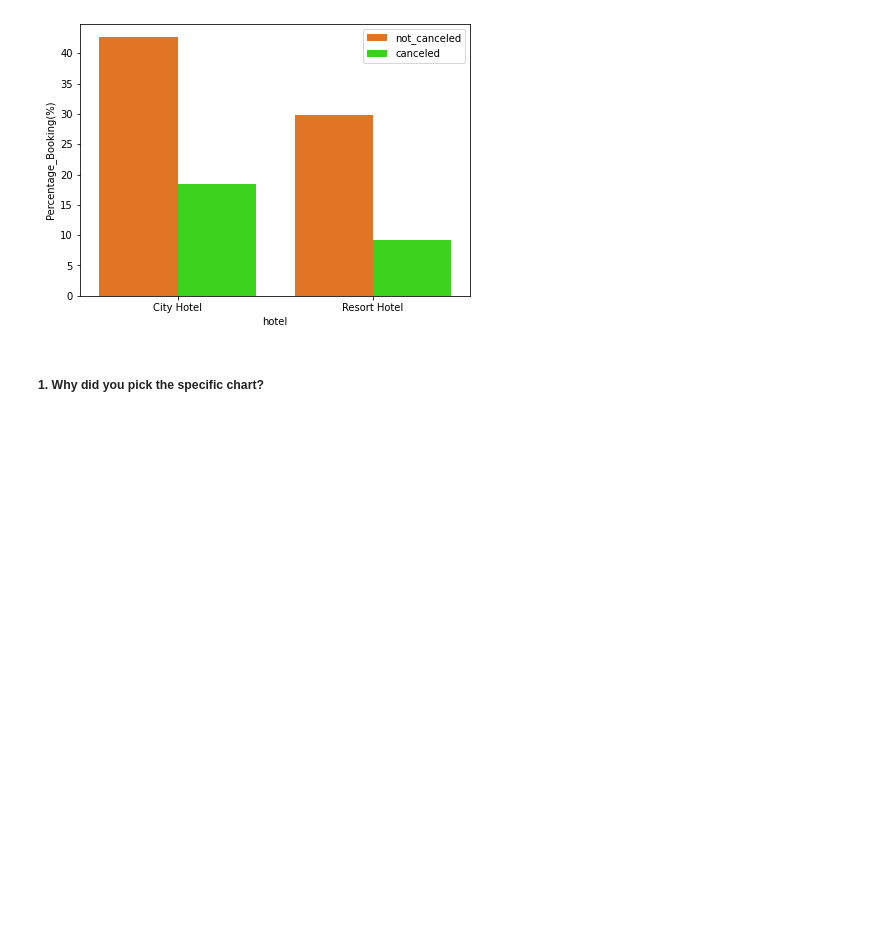
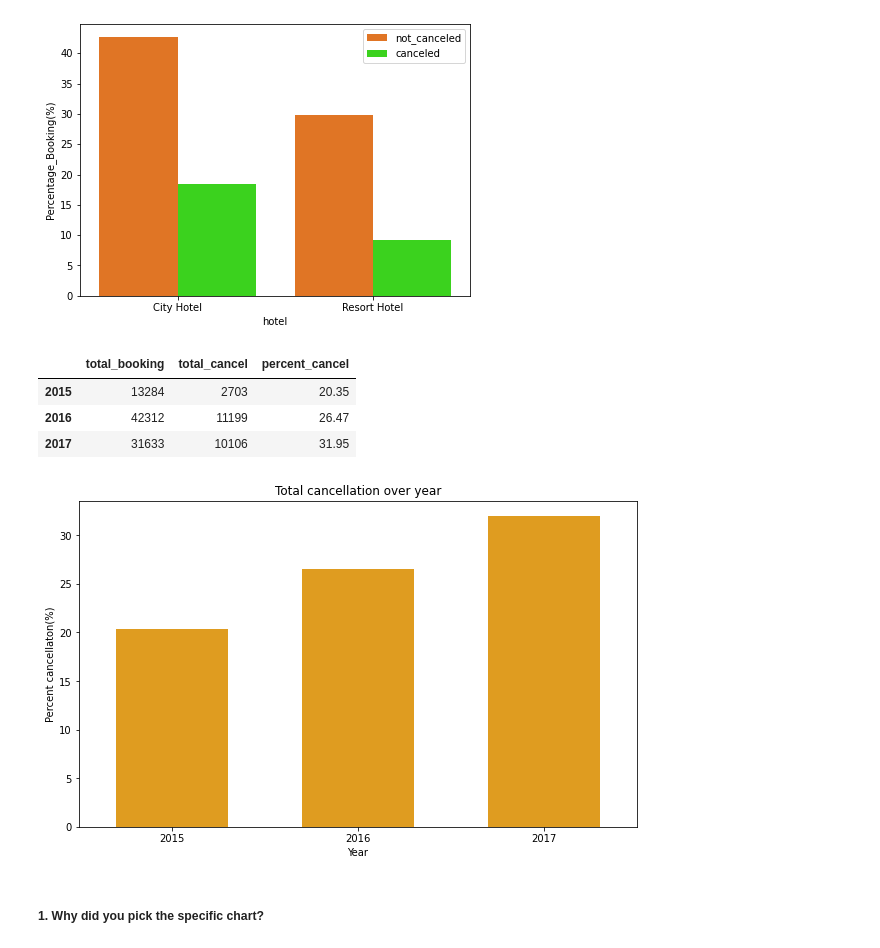
Before and after one commit to abhikr11/EDA_Hotel_Booking_Analysis_Project, a Jupyter notebook: EDA_Hotel_Booking_Analysis_Project.ipynb, the cells around one changed output. Drawn from its saved outputs; the diff is of its cells as text; code cells hidden in the pictures; blank space fills up the shorter version.

```diff
--- a/EDA_Hotel_Booking_Analysis_Project.ipynb
+++ b/EDA_Hotel_Booking_Analysis_Project.ipynb
@@ -624,6 +644,30 @@ plt.legend()
 plt.show()   #show plot
 # %% [output]
 [figure]
+# %%
+#total booking for different year
+total_booking_yearwise = df.arrival_date_year.value_counts().rename('total_booking')
+#total cancellation for different years
+total_cancel_yearwise = df[df.is_canceled == 1].arrival_date_year.value_counts().rename('total_cancel')
+#percentage cancellation year wise
+percent_cancel_yearwise = pd.concat([total_booking_yearwise, total_cancel_yearwise], axis=1).sort_index()
+percent_cancel_yearwise['percent_cancel'] = round((percent_cancel_yearwise['total_cancel']/percent_cancel_yearwise['total_booking']) * 100, 2)
+#print dataframe
+percent_cancel_yearwise
+# %% [output]
+|  | total_booking | total_cancel | percent_cancel |
+| 2015 | 13284 | 2703 | 20.35 |
+| 2016 | 42312 | 11199 | 26.47 |
+| 2017 | 31633 | 10106 | 31.95 |
+# %%
+#plot year wise number of cancellation
+plot_bar(percent_cancel_yearwise.index,
+         percent_cancel_yearwise.percent_cancel,
+         'Total cancellation over year',
+         'Year',
+         'Percent cancellaton(%)')
+# %% [output]
+[figure, added]
 # %% [markdown]
 ##### 1. Why did you pick the specific chart?
 # %% [markdown]
```
Also changed, not shown: parts of 7 cells of this notebook.
